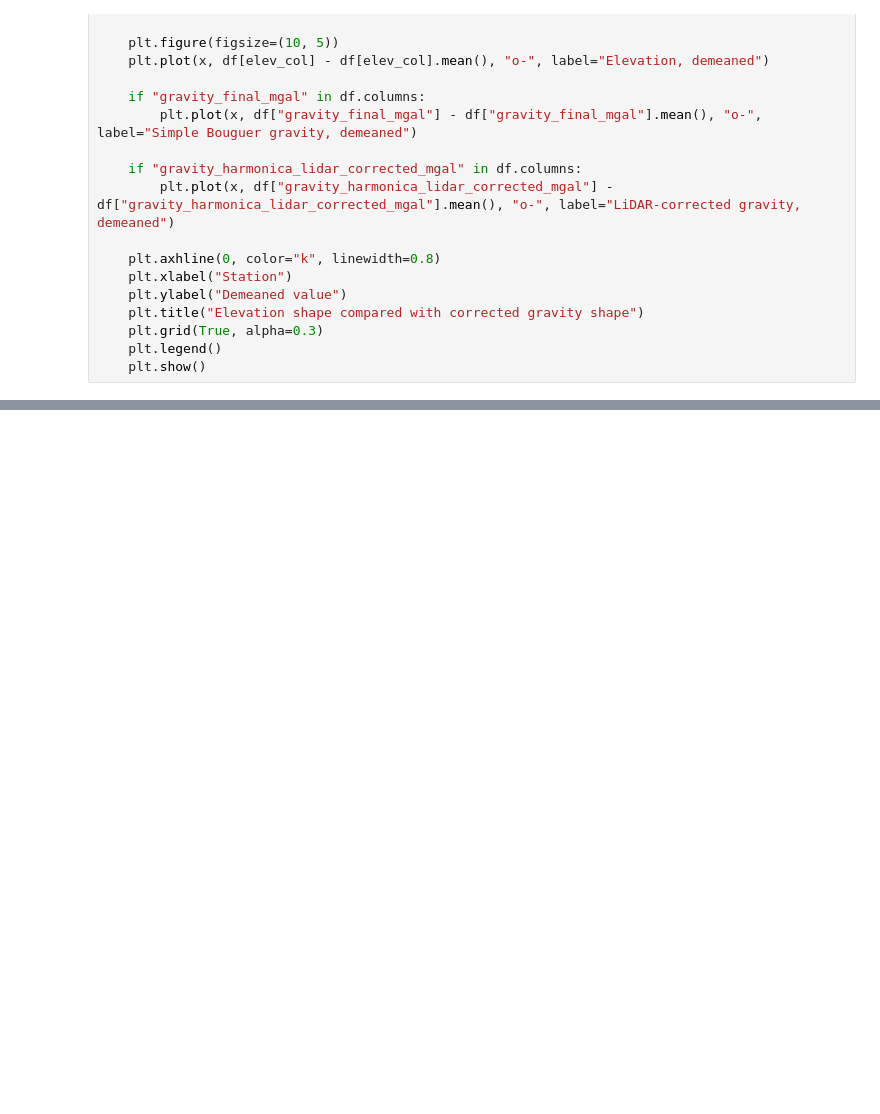
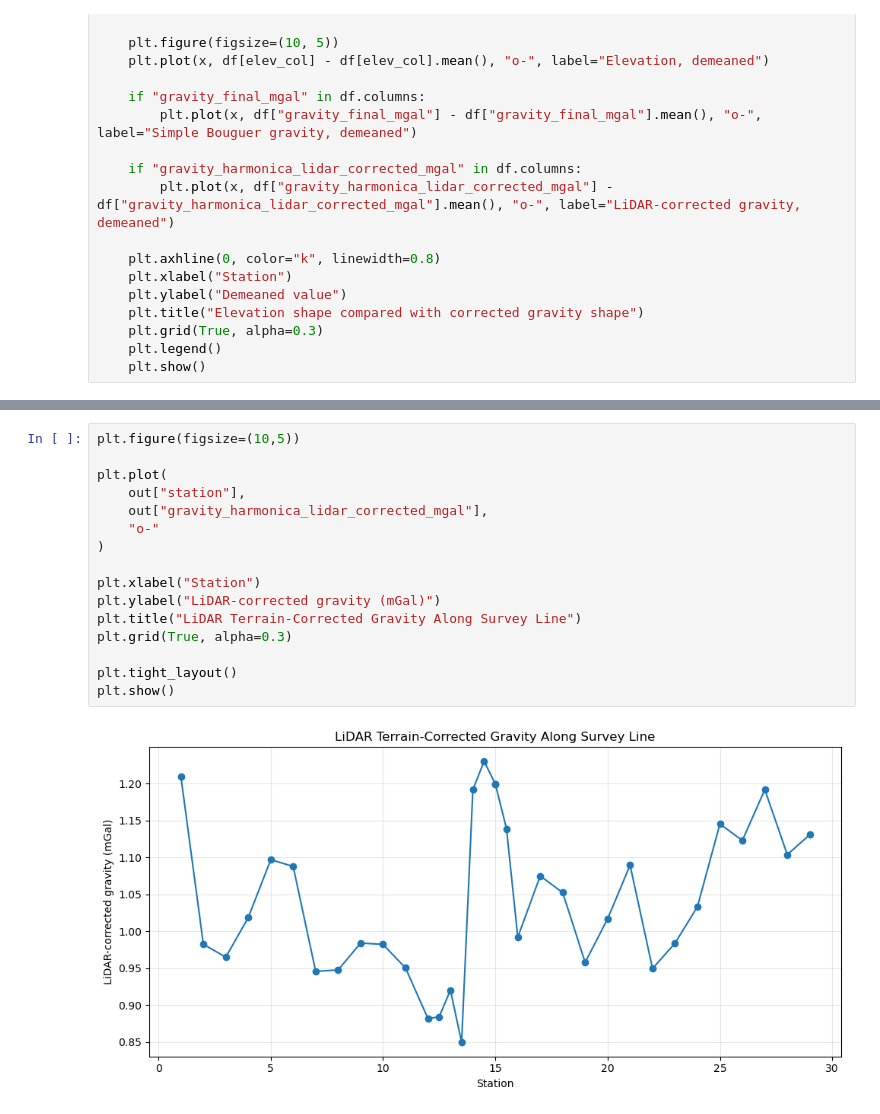
Before and after one commit to tessamurphy16/Geophysical-Characterization-of-the-Historic-Onyx-Mine-in-Steamboat-Springs-CO.-, a Jupyter notebook: notebooks/WORKING ipynb files/Gravity_LiDAR_Terrain_Corrections.ipynb, the cells around one changed output, grey strips where cells are left out. Cells and saved outputs as stored; diff of their text form; blank space fills up the shorter version.

```diff
--- a/notebooks/WORKING ipynb files/Gravity_LiDAR_Terrain_Corrections.ipynb
+++ b/notebooks/WORKING ipynb files/Gravity_LiDAR_Terrain_Corrections.ipynb
@@ -446,0 +452,18 @@ Saved: /Users/tessamurphy/work/classes/GPGN486/Geophysical-Characterization-of-t
+# %%
+plt.figure(figsize=(10,5))
+
+plt.plot(
+    out["station"],
+    out["gravity_harmonica_lidar_corrected_mgal"],
+    "o-"
+)
+
+plt.xlabel("Station")
+plt.ylabel("LiDAR-corrected gravity (mGal)")
+plt.title("LiDAR Terrain-Corrected Gravity Along Survey Line")
+plt.grid(True, alpha=0.3)
+
+plt.tight_layout()
+plt.show()
+# %% [output]
+[figure, added]
```
Also changed, not shown: parts of 11 cells of this notebook, 2 other files.
